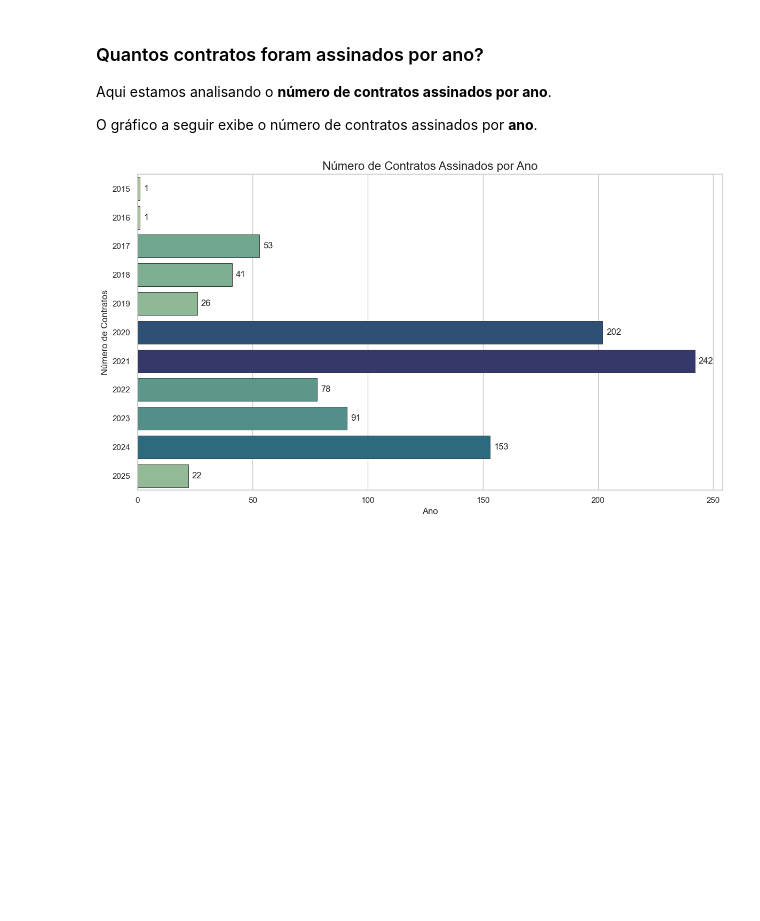
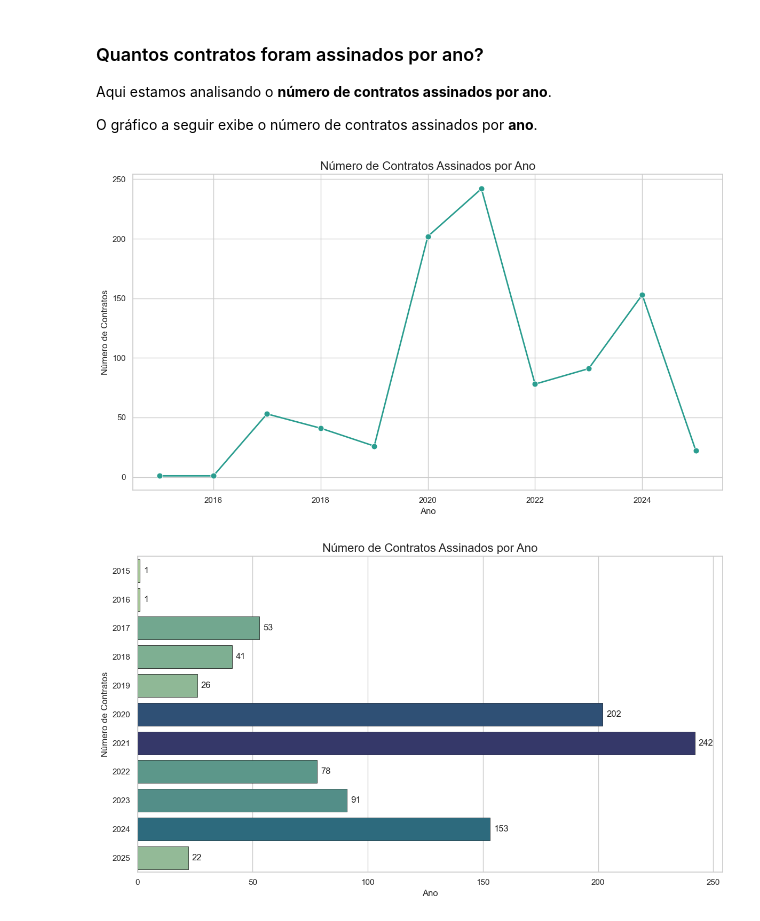
Before and after one commit to pdromls/Analise_BNDES, a Jupyter notebook: notebooks/insights2.ipynb, the cells around one changed output. Cells and saved outputs as stored; diff of their text form; code cells hidden in the pictures; blank space fills up the shorter version.

```diff
--- a/notebooks/insights2.ipynb
+++ b/notebooks/insights2.ipynb
@@ -86,6 +86,25 @@ contratos_por_ano = df['ano'].value_counts().sort_index()
 Aqui estamos analisando o **número de contratos assinados por ano**.
 
 O gráfico a seguir exibe o número de contratos assinados por **ano**.
+# %%
+plt.figure(figsize=(12, 7))
+
+
+grafico = sns.lineplot(y=contratos_por_ano.values,
+                       x=contratos_por_ano.index,
+                       marker='o',
+                       markersize=8,
+                       linewidth=2,
+                       color='#2a9d8f')
+
+plt.title('Número de Contratos Assinados por Ano', fontsize=16)
+plt.xlabel('Ano')
+plt.ylabel('Número de Contratos')
+
+plt.tight_layout()
+plt.show()
+# %% [output]
+[figure, added]
 # %%
 plt.figure(figsize=(12, 7))
 
```
Also changed, not shown: 3 other files.
